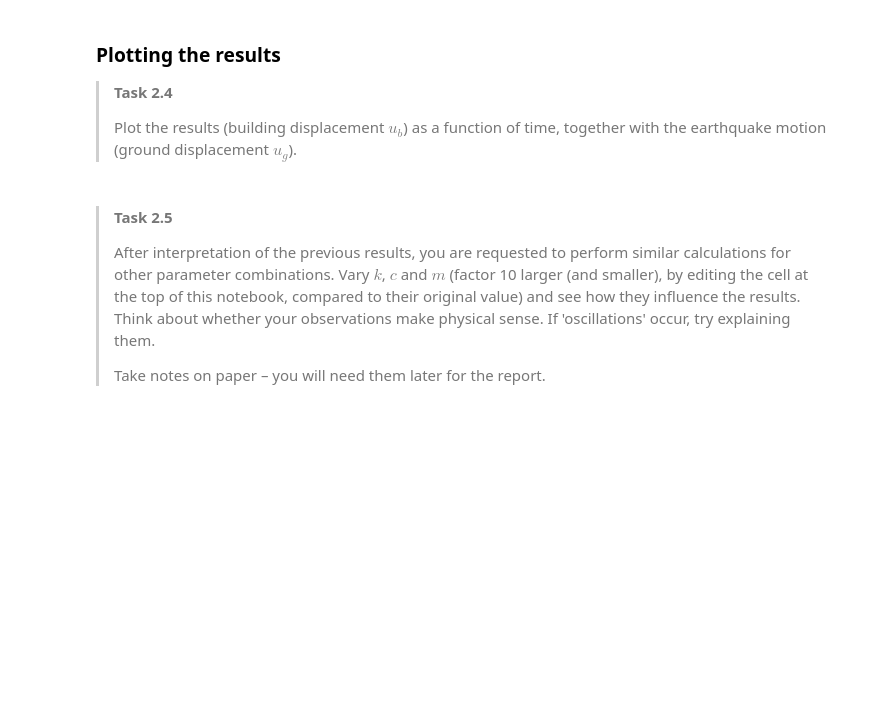
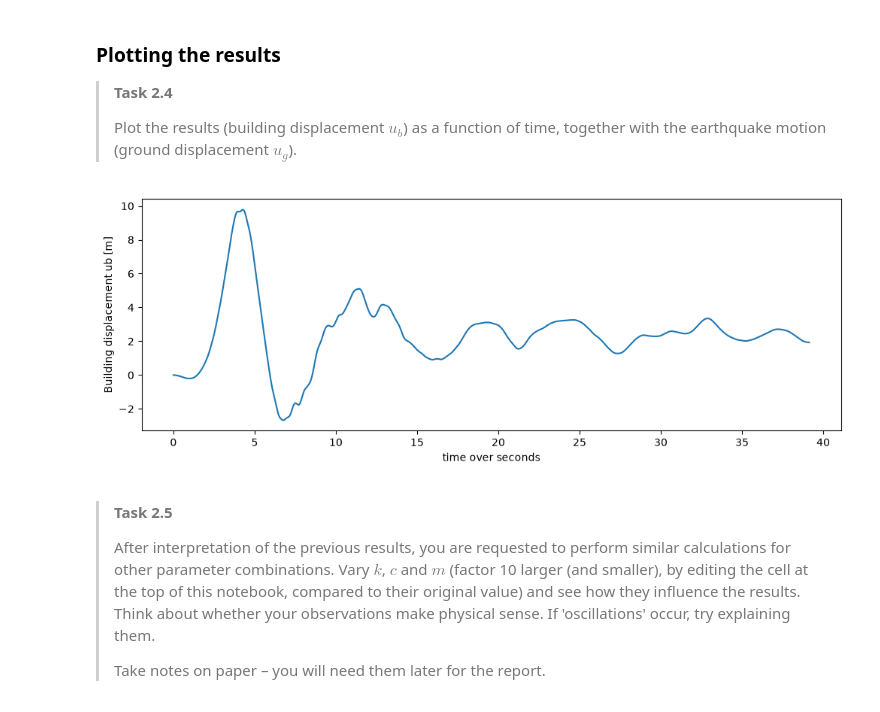
Before and after one commit to ellenmcmorrow2411/GA1.2, a Jupyter notebook: 1Ddynamics.ipynb, the cells around one changed output. Saved outputs shown, nothing was run; the diff lists cells and outputs as text; code cells hidden in the pictures; blank space fills up the shorter version.

```diff
--- a/1Ddynamics.ipynb
+++ b/1Ddynamics.ipynb
@@ -225,9 +235,19 @@ def solution(k, c, m, num):
     """
     u = np.zeros([num])  # Initial conditions at t=0 automatically satisfied
 
+    for i in range(1, num - 1):
+        teller_1 = 2 * dt**2 * (k * ug[i] + c * vg[i])
+        teller_2 = (4 * m - 2 * k * dt**2) * u[i] + (c * dt - 2 * m) * u[i-1]
+
+        teller_tot = teller_1 + teller_2
+
+        breuk = (c * dt) + (2 * m)
+
+
+        u[i+1] = teller_tot / breuk
     ### YOUR CODE HERE ###
     ### YOUR CODE HERE ###
     return u
 
-
 ub = solution(k, c, m, num)
+print(ub[99:101])
@@ -264,9 +288,14 @@ print("All tests passed!")
 ></div>
 # %%
 plt.figure(figsize=(12, 4))
+plt.plot(t, ub)
+plt.ylabel('Building displacement ub [m]')
+plt.xlabel('time over seconds')
 ### YOUR CODE HERE ###
 ### YOUR CODE HERE ###
 plt.show()
+# %% [output]
+[figure, added]
 # %% [markdown]
 ><p>
 >
```
Also changed, not shown: parts of 6 cells of this notebook.
